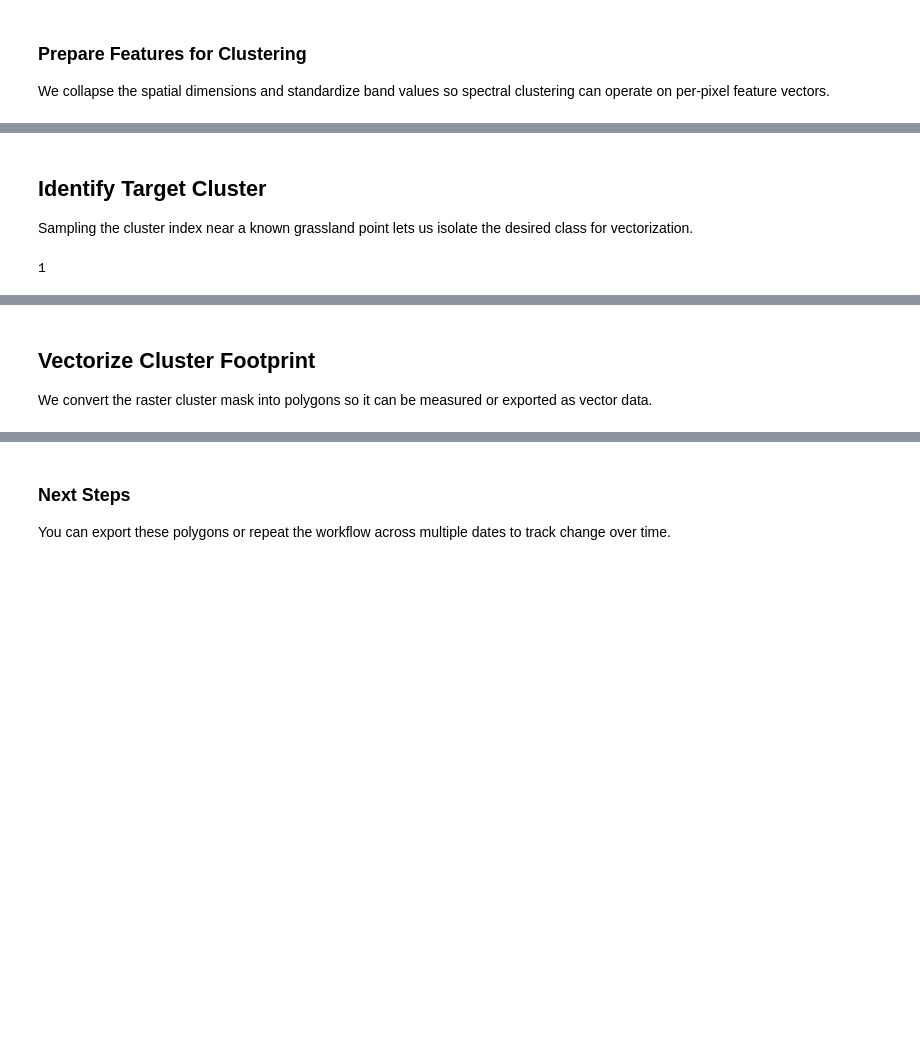
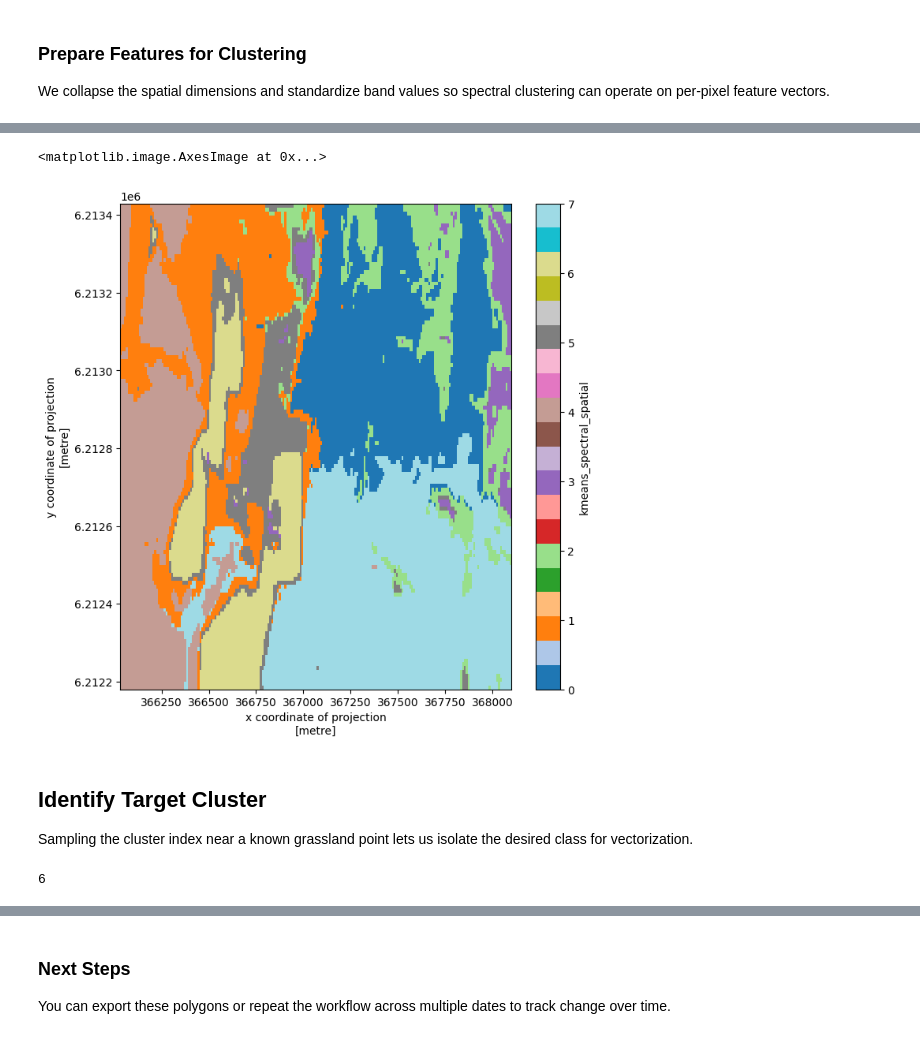
Before and after one commit to sunnydean/example-grasslands, a Jupyter notebook: grasslands-example.ipynb, the cells around one changed output, grey strips where cells are left out. Drawn from its saved outputs; the diff is of its cells as text; code cells hidden in the pictures; blank space fills up the shorter version.

```diff
--- a/grasslands-example.ipynb
+++ b/grasslands-example.ipynb
@@ -365,3 +297,50 @@ rgb_plot + cluster_plot
+# %%
+
+# KMEAN CLUSTERING (SPECTRAL + SPATIAL FEATURES)
+# ----------------------------
+#    Features: [scaled_spectrum, scaled_y, scaled_x]
+# ----------------------------
+B, H, W = [grass_land_norm.sizes[d] for d in ("band","y","x")]
+eps = 1e-8
+
+spec_hw_b = grass_land_norm.data.transpose(1,2,0).astype("float32")
+valid2d = da.isfinite(spec_hw_b).all(axis=2)
+idx = np.flatnonzero(valid2d.ravel().compute())
+
+yy, xx = da.meshgrid(da.arange(H), da.arange(W), indexing="ij")
+yy = (yy / (H - 1 + eps)).astype("float32")
+xx = (xx / (W - 1 + eps)).astype("float32")
+spatial_scale = 5.0
+spat = da.stack([yy*spatial_scale, xx*spatial_scale], axis=-1)
+
+X_bands = spec_hw_b.reshape(H*W, B)
+X_spat  = spat.reshape(H*W, 2)
+Xb_valid = da.take(X_bands, idx, axis=0)
+Xs_valid = da.take(X_spat,  idx, axis=0)
+
+mu  = Xb_valid.mean(axis=0)
+std = Xb_valid.std(axis=0) + 1e-8
+Xb_z = (Xb_valid - mu) / std
+
+Xz = da.concatenate([Xb_z, Xs_valid], axis=1).persist()
+kmeans = KMeans(n_clusters=8, init_max_iter=10, random_state=0)
+Xz = Xz.rechunk({1: Xz.shape[1]})
+kmeans.fit(Xz)
+labels_valid = kmeans.labels_.compute()
+labels_full = np.full(H*W, -1, dtype=np.int32)
+labels_full[idx] = labels_valid
+labels_img = labels_full.reshape(H, W)
+
+labels_da_spatial = xr.DataArray(
+    labels_img, dims=("y","x"),
+    coords={"y": grass_land_norm.coords["y"], "x": grass_land_norm.coords["x"]},
+    name="kmeans_spectral_spatial",
+)
+# %%
+labels_da_spatial.plot.imshow(cmap="tab20", figsize=(8, 8))
+# %% [output]
+<matplotlib.image.AxesImage at 0x...>
+[figure, added]
 # %% [markdown]
 ## Identify Target Cluster
 Sampling the cluster index near a known grassland point lets us isolate the desired class for vectorization.
@@ -372,11 +351,11 @@ grass_lat = 6.213e+6
 proj = pyproj.Proj(grass_land_da.crs)
 grass_x, grass_y = proj(grass_lon, grass_lat)
 
-grass = int(clusters.sel(x=grass_lon, y=grass_lat, method='nearest').values)
+grass = int(labels_da_spatial.sel(x=grass_lon, y=grass_lat, method='nearest').values)
 
 grass
 # print('water cluster values:', water_cluster_1988, water_cluster_2017)
 # %% [output]
-1
+6
 # %%
 with xr.set_options(keep_attrs=True):
@@ -385,6 +364,3 @@ with xr.set_options(keep_attrs=True):
 grass_cluster.hvplot()
 # %% [output]
 [interactive output not drawn]
-# %% [markdown]
-## Vectorize Cluster Footprint
-We convert the raster cluster mask into polygons so it can be measured or exported as vector data.
```
Also changed, not shown: parts of 30 cells of this notebook, 2 other files.
